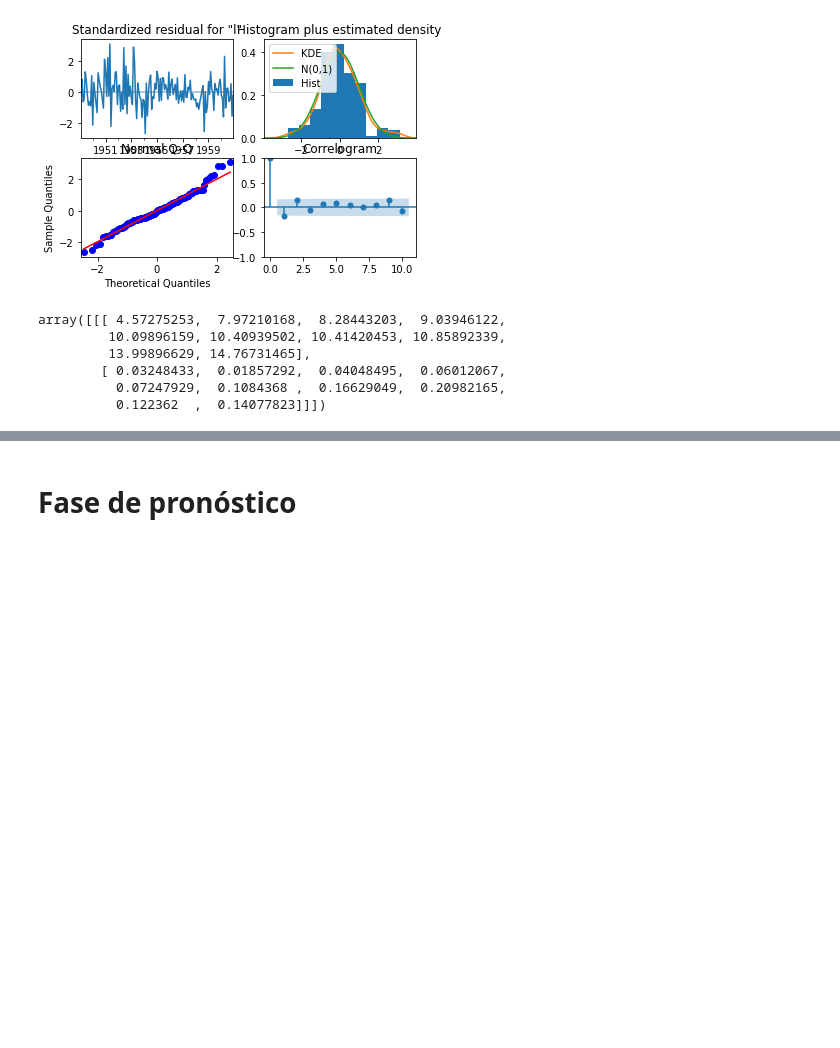
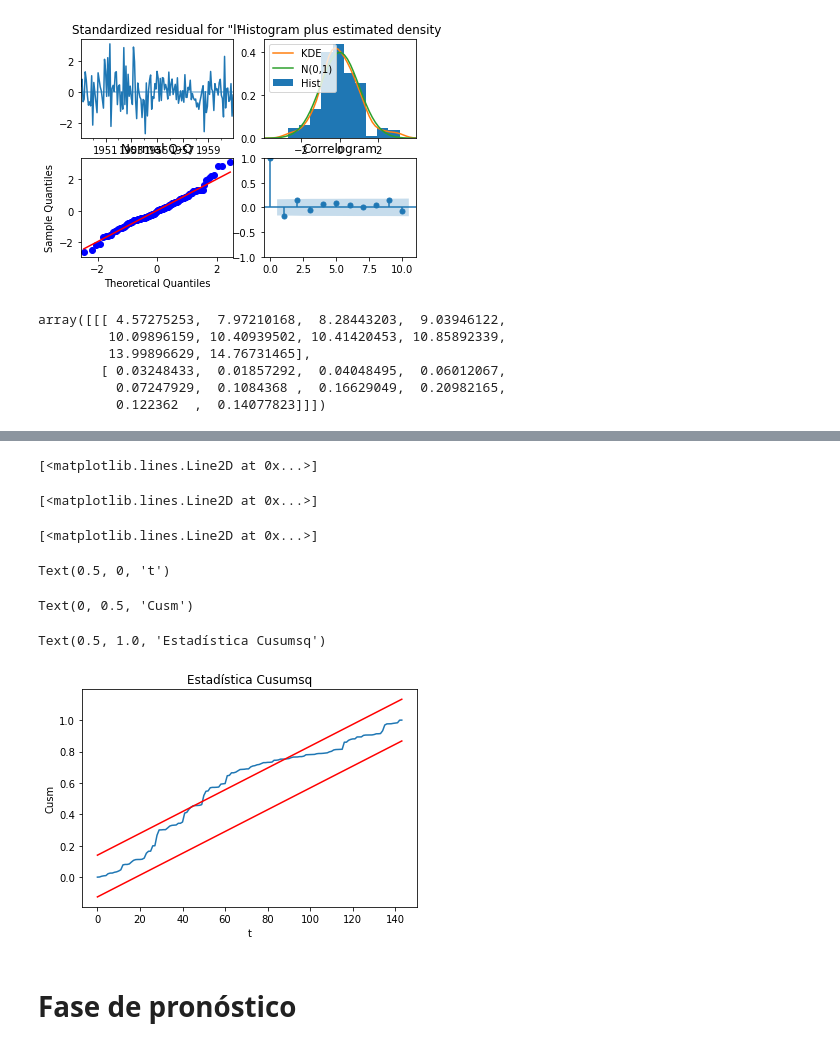
Before and after one commit to sacalderonv/TimeSeries, a Jupyter notebook: Python Jupyter/Modelamiento de Procesos ARIMA/ARIMA2.ipynb, the cells around one changed output, grey strips where cells are left out. Cells and saved outputs as stored; diff of their text form; code cells hidden in the pictures; blank space fills up the shorter version.

```diff
--- a/Python Jupyter/Modelamiento de Procesos ARIMA/ARIMA2.ipynb
+++ b/Python Jupyter/Modelamiento de Procesos ARIMA/ARIMA2.ipynb
@@ -602,3 +631,22 @@ array([[[ 4.57275253,  7.97210168,  8.28443203,  9.03946122,
+# %%
+cumq=(Res_estand**2).cumsum()/sum(Res_estand**2)
+co=0.13291####Valor del cuantil aproximado para cusumsq para n/2
+LQS=co+np.arange(1,N+1)/N
+LQI=-co+np.arange(1,N+1)/N
+plt.plot(cumq)
+plt.plot(LQS,color='red')
+plt.plot(LQI,color='red')
+plt.xlabel("t")
+plt.ylabel("Cusm")
+plt.title('Estadística Cusumsq')
+# %% [output]
+[<matplotlib.lines.Line2D at 0x...>]
+[<matplotlib.lines.Line2D at 0x...>]
+[<matplotlib.lines.Line2D at 0x...>]
+Text(0.5, 0, 't')
+Text(0, 0.5, 'Cusm')
+Text(0.5, 1.0, 'Estadística Cusumsq')
+[figure, added]
 # %% [markdown]
 # Fase de pronóstico
 # %%
```
Also changed, not shown: parts of 2 cells of this notebook.
